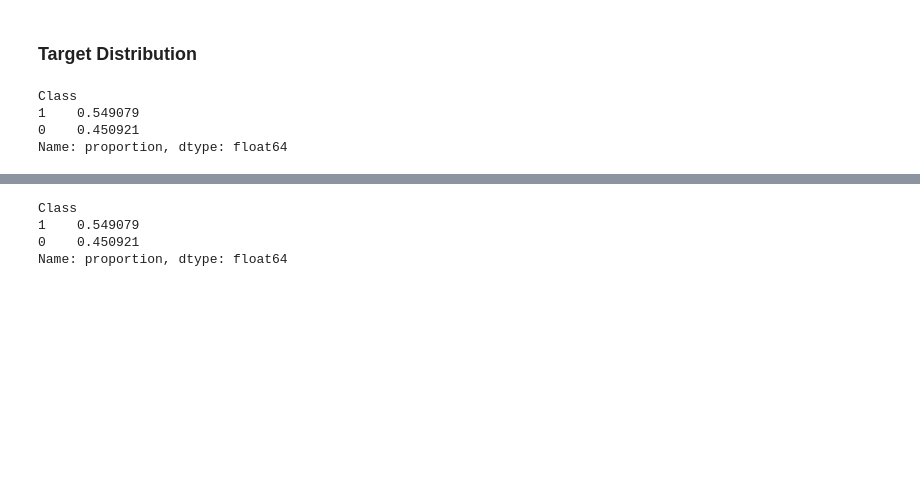
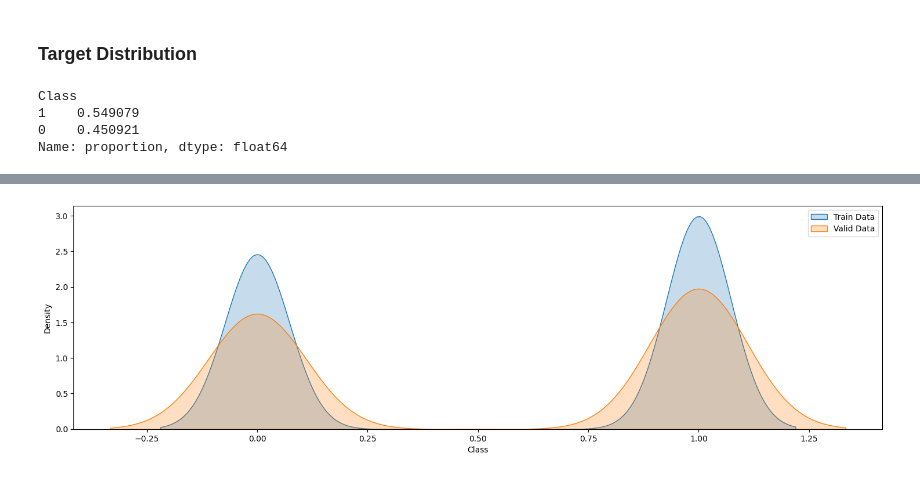
Before and after one commit to Nathdo/TestProdV1, a Jupyter notebook: notebooks/EDA.ipynb, the cells around one changed output, grey strips where cells are left out. Drawn from its saved outputs; the diff is of its cells as text; code cells hidden in the pictures; blank space fills up the shorter version.

```diff
--- a/notebooks/EDA.ipynb
+++ b/notebooks/EDA.ipynb
@@ -38,8 +52,16 @@ Name: proportion, dtype: float64
 # %%
 train_data, val_data = train_test_split(data,
                                         stratify = data.Class,
-                                        test_size = config['split']['TEST_SIZE'],
+                                        test_size = config['split']['VALID_SIZE'],
                                         random_state = 42)
 
-train_data.Class.value_counts(normalize = True)
+val_data, test_data = train_test_split(val_data,
+                                       stratify = val_data.Class,
+                                       test_size = config['split']['TEST_SIZE'],
+                                       random_state = 42)
+
+# Checking that we have the same distribution
+print('Train Data Target Distribution', train_data.Class.value_counts(normalize = True), '\n')
+print('Eval Data Target Distribution', val_data.Class.value_counts(normalize = True), '\n')
+print('Test Data Target Distribution', test_data.Class.value_counts(normalize = True), '\n')
 # %% [output]
@@ -50,7 +82,8 @@ Name: proportion, dtype: float64
-# %%
-val_data.Class.value_counts(normalize = True)
-# %% [output]
-Class
-1    0.549079
-0    0.450921
-Name: proportion, dtype: float64
+# %%
+plt.figure(figsize = (18, 5))
+sns.kdeplot(data = train_data, x = 'Class', fill = True, label = 'Train Data')
+sns.kdeplot(data = val_data, x = 'Class', fill = True, label = 'Valid Data')
+plt.legend()
+plt.show()
+# %% [output]
+[figure, added]
```
Also changed, not shown: parts of 10 cells of this notebook, 5 other files.
